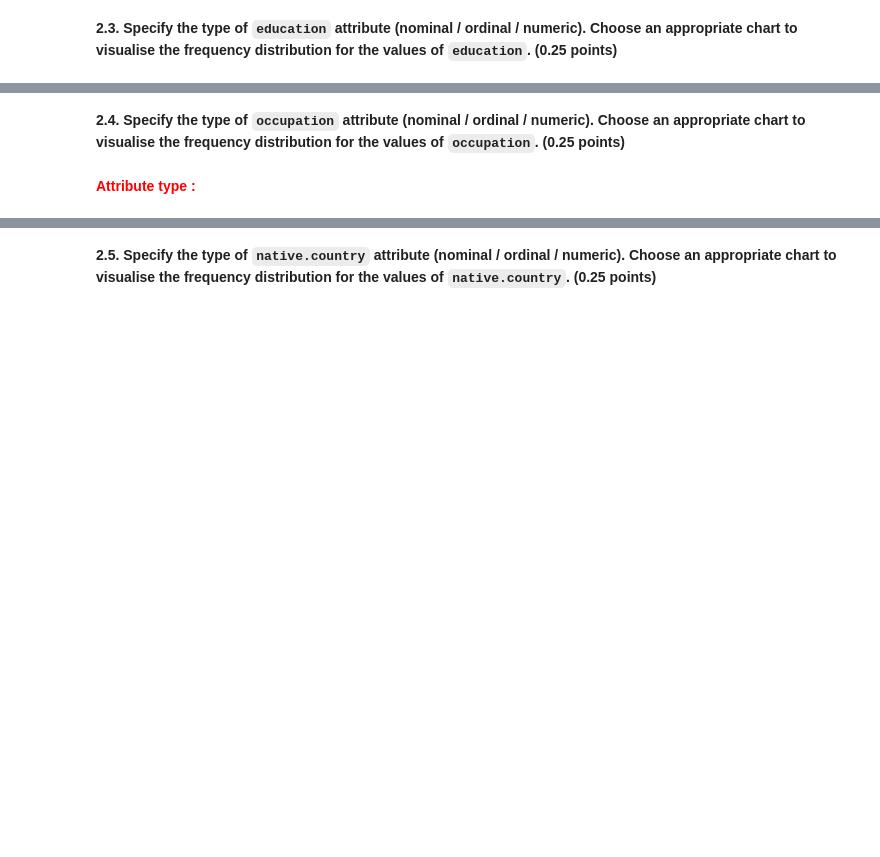
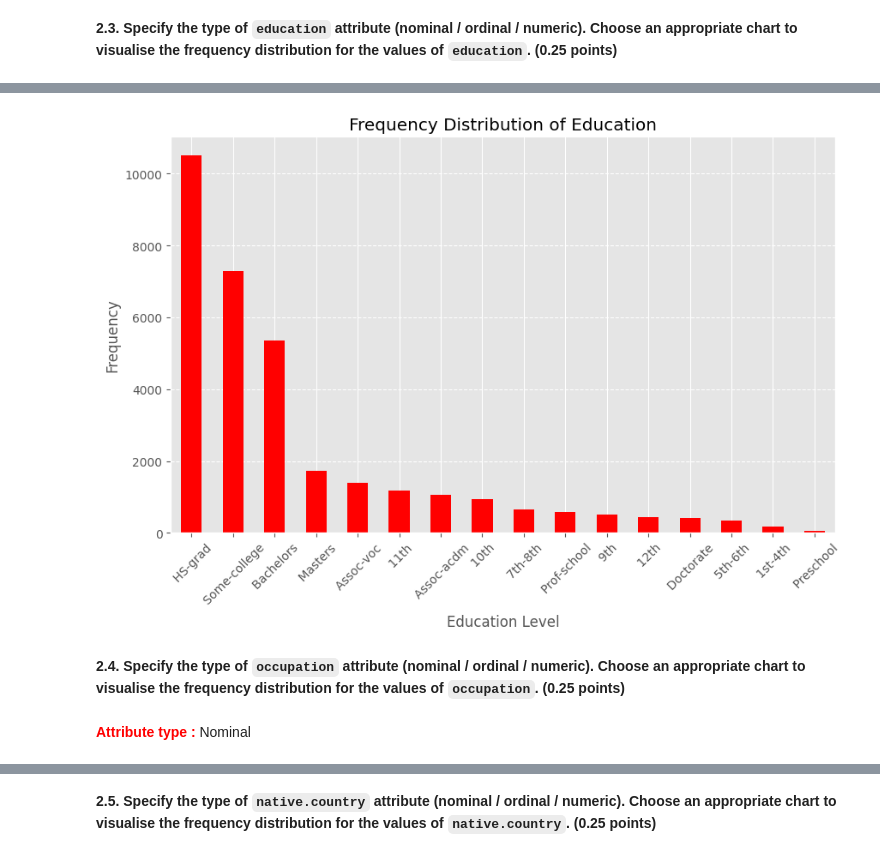
Before and after one commit to Sulaiman29/BDA_HW1, a Jupyter notebook: BDA2025Spring_HW1.ipynb, the cells around one changed output, grey strips where cells are left out. Cells and saved outputs as stored; diff of their text form; code cells hidden in the pictures; blank space fills up the shorter version.

```diff
--- a/BDA2025Spring_HW1.ipynb
+++ b/BDA2025Spring_HW1.ipynb
@@ -227,4 +324,19 @@ Hint: Do not forget the data preprocessing part. First look for any unusual valu
+# %%
+# Check the frequency distribution of education
+education_counts = data['education'].value_counts()
+
+# Create a bar chart to visualize the frequency distribution
+plt.figure(figsize=(10, 6))
+education_counts.plot(kind='bar', color='red')
+plt.title('Frequency Distribution of Education')
+plt.xlabel('Education Level')
+plt.ylabel('Frequency')
+plt.xticks(rotation=45)
+plt.grid(axis='y', linestyle='--')
+plt.show()
+# %% [output]
+[figure, added]
 # %% [markdown]
 **2.4. Specify the type of `occupation` attribute (nominal / ordinal / numeric). Choose an appropriate chart to visualise the frequency distribution for the values of `occupation`. (0.25 points)**
 # %% [markdown]
-**<font color='red'>Attribute type :</font>**
+**<font color='red'>Attribute type :</font>** Nominal
```
Also changed, not shown: parts of 91 cells of this notebook.
